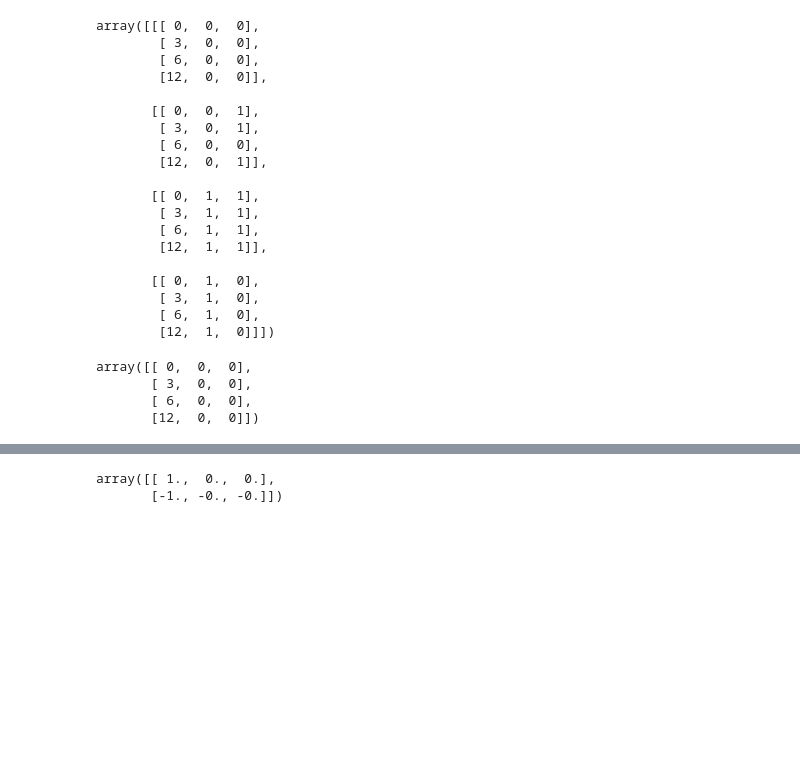
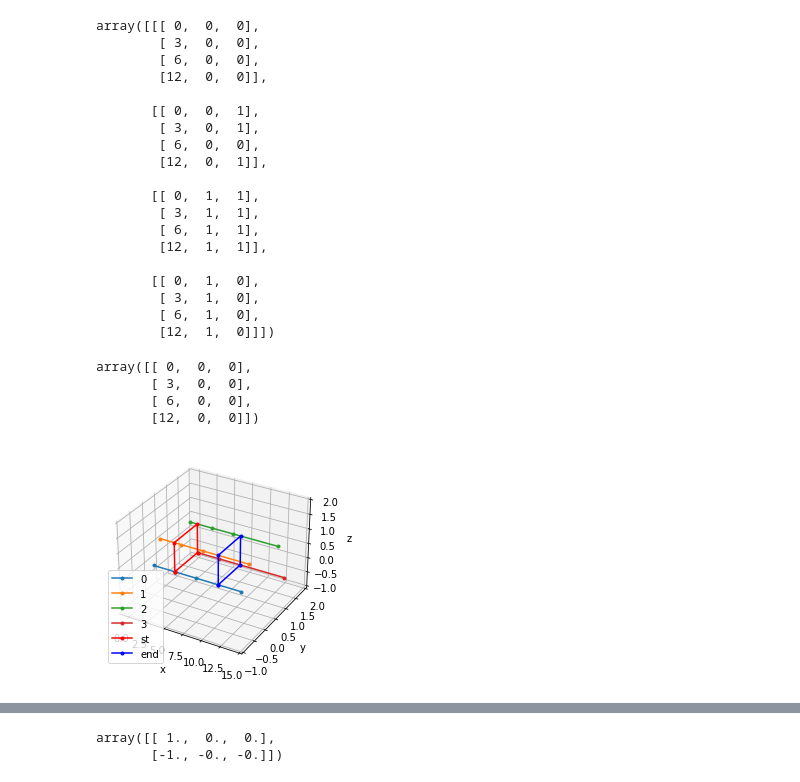
Before and after one commit to hirowgit/2A0_python_basic_course, a Jupyter notebook: lec2_step05.ipynb, the cells around one changed output, grey strips where cells are left out. Saved outputs shown, nothing was run; the diff lists cells and outputs as text; code cells hidden in the pictures; blank space fills up the shorter version.

```diff
--- a/lec2_step05.ipynb
+++ b/lec2_step05.ipynb
@@ -138,3 +138,6 @@ axes.set_zlabel('z')
 plt.show()
 # %% [output]
 [figure]
+# %%
+line_points=np.transpose(dataINP)
+line_points
@@ -231,7 +337,7 @@ point_list[1]=[[0,0, 0],[1, 1, 1 ],[2, 2, 2],[3, 3, 3]]
 point_list[2]=[[0,0, 0],[1, 1, 1 ],[2, 2, 2],[3, 3, 3]]
 point_list[3]=[[0,0, 0],[1, 1, 1 ],[2, 2, 2],[3, 3, 3]]
 # %%
-
+point_list=[[],[],[],[]]
 point_list[0]=[[0,0, 0],[3, 0, 0 ],[6, 0, 0 ],[12, 0, 0]]
 point_list[1]=[[0,0, 1],[3, 0, 1 ],[6, 0, 0 ],[12, 0, 1]]
 point_list[2]=[[0,1, 1],[3, 1, 1 ],[6, 1, 1 ],[12, 1, 1]]
@@ -291,7 +397,7 @@ import matplotlib.pyplot as plt
 pRange_x=np.array([-1,15])
 pRange_yz=np.array([-1,2])
 
-
+point_list=[[],[],[],[]]
 point_list[0]=[[0,0, 0],[3, 0, 0 ],[6, 0, 0 ],[12, 0, 0]]
 point_list[1]=[[0,0, 1],[3, 0, 1 ],[6, 0, 1 ],[12, 0, 1]]
 point_list[2]=[[0,1, 1],[3, 1, 1 ],[6, 1, 1 ],[12, 1, 1]]
@@ -362,33 +468,35 @@ for kk in range(len(EdgeID)):
     line_edge_full2[kk]=line_edge_full
 #=================================
 
 axes = plt.figure(3).add_subplot(projection='3d')
 
 for k in range(len(line_point_full)):
     axes.plot(line_point_full[k][:,0],line_point_full[k][:,1],line_point_full[k][:,2],'.-',label=str(k))
 
 for kk in range(len(EdgeID)):
     if kk==0:
         col='r'
         labelL='st'
     else:
         col='b'
         labelL='end'
     axes.plot(line_edge_full2[kk][:,0],line_edge_full2[kk][:,1],line_edge_full2[kk][:,2],'.-',label=labelL,color=col)
 
 
 
 # axes.plot(dataD[0], dataD[1], dataD[2],'.-', label='raw', lw =2, c='blue')
 # axes.plot(dataINP[0], dataINP[1], dataINP[2],'.-', label='fit', lw =2, c='red')
 axes.legend()
 axes.set_xlim(pRange_x)
 axes.set_ylim(pRange_yz)
 axes.set_zlim(pRange_yz)
 axes.set_xlabel('x')
 axes.set_ylabel('y')
 axes.set_zlabel('z')
 
 plt.show()
+# %% [output]
+[figure, added]
 # %%
 from scipy import interpolate
 # from mpl_toolkits.mplot3d import Axes3D
```
Also changed, not shown: parts of 8 cells of this notebook, 1 other file.
